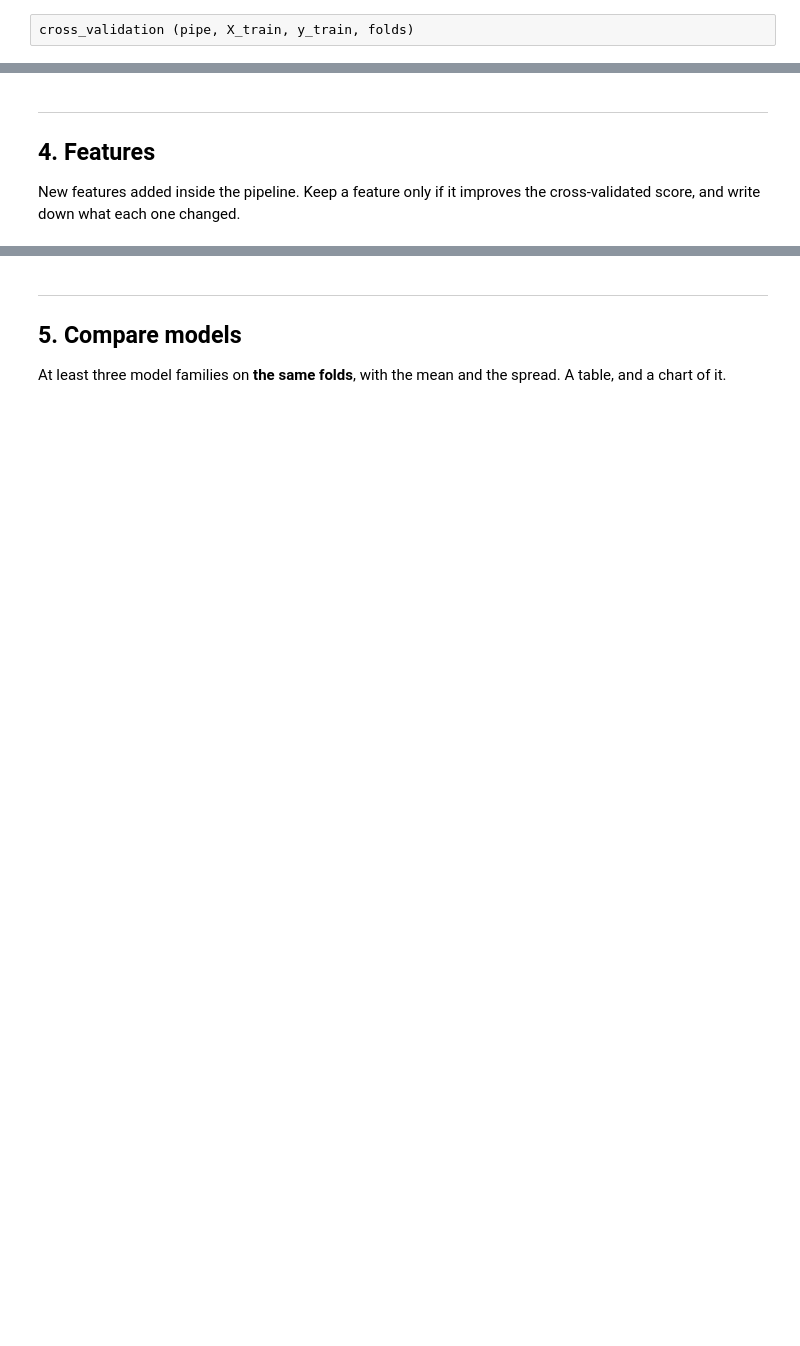
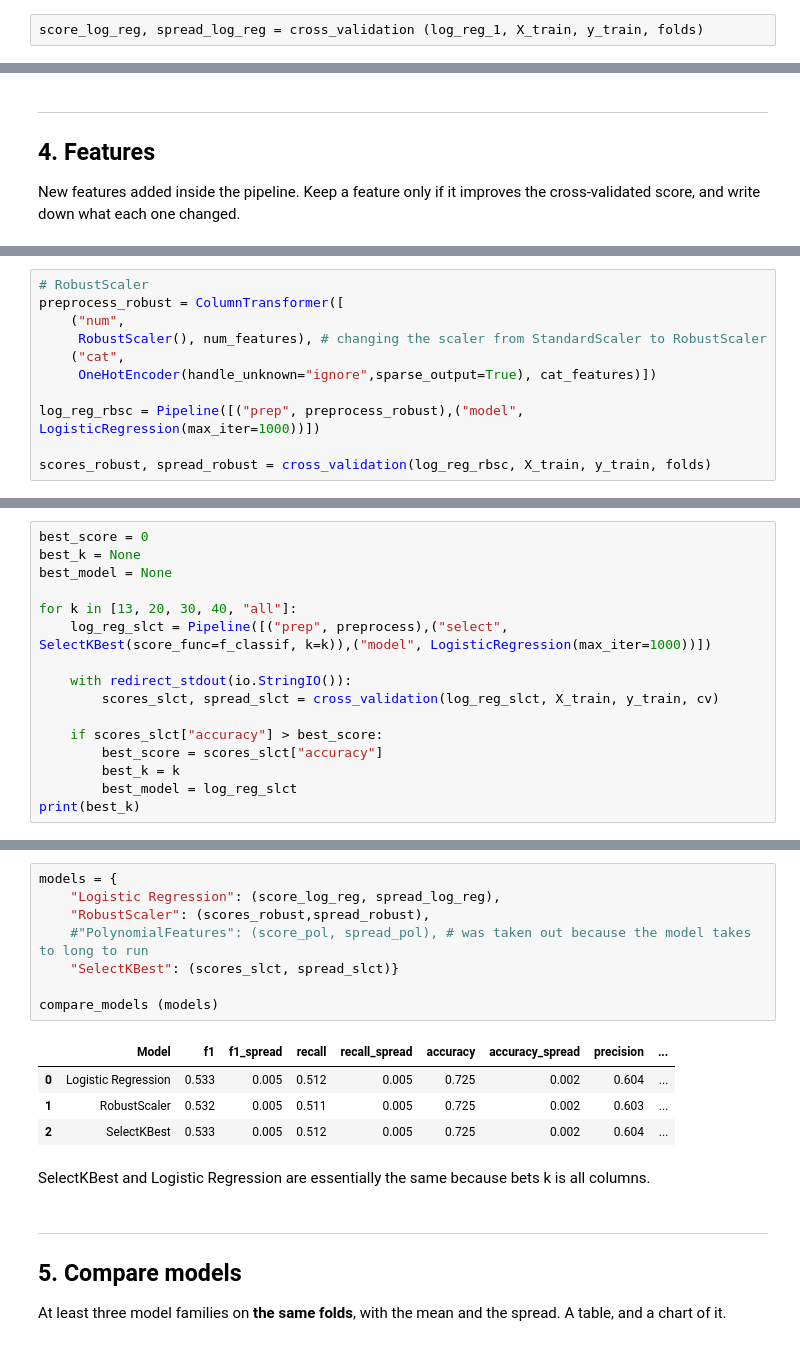
Before and after one commit to zoedoucet/project-2-machine-learning, a Jupyter notebook: notebooks/02_pipelines_and_models.ipynb, the cells around one changed output, grey strips where cells are left out. Drawn from its saved outputs; the diff is of its cells as text; blank space fills up the shorter version.

Commit message:
features chosen + added function compare_models

```diff
--- a/notebooks/02_pipelines_and_models.ipynb
+++ b/notebooks/02_pipelines_and_models.ipynb
@@ -84,7 +86,7 @@ One simple model at the end of the pipeline, scored with cross-validation. Is it
 # %%
 log_reg_1 = Pipeline([("prep", preprocess), ("model", LogisticRegression(max_iter=1000))])
 # %%
-cross_validation (pipe, X_train, y_train, folds)
+score_log_reg, spread_log_reg = cross_validation (log_reg_1, X_train, y_train, folds)
 # %% [output]
 Scores: {'f1': np.float64(0.533), 'recall': np.float64(0.512), 'accuracy': np.float64(0.725), 'precision': np.float64(0.604)}
  Spread: {'f1': np.float64(0.005), 'recall': np.float64(0.005), 'accuracy': np.float64(0.002), 'precision': np.float64(0.008)}
@@ -103,0 +108,11 @@ New features added inside the pipeline. Keep a feature only if it improves the c
+# %%
+# RobustScaler
+preprocess_robust = ColumnTransformer([
+    ("num",
+     RobustScaler(), num_features), # changing the scaler from StandardScaler to RobustScaler
+    ("cat",
+     OneHotEncoder(handle_unknown="ignore",sparse_output=True), cat_features)])
+
+log_reg_rbsc = Pipeline([("prep", preprocess_robust),("model", LogisticRegression(max_iter=1000))])
+
+scores_robust, spread_robust = cross_validation(log_reg_rbsc, X_train, y_train, folds)
@@ -105,0 +126,16 @@ log_reg_2 = Pipeline([("prep", preprocess), ("model", LogisticRegression(max_ite
+# %%
+best_score = 0
+best_k = None
+best_model = None
+
+for k in [13, 20, 30, 40, "all"]:
+    log_reg_slct = Pipeline([("prep", preprocess),("select", SelectKBest(score_func=f_classif, k=k)),("model", LogisticRegression(max_iter=1000))])
+
+    with redirect_stdout(io.StringIO()):
+        scores_slct, spread_slct = cross_validation(log_reg_slct, X_train, y_train, cv)
+
+    if scores_slct["accuracy"] > best_score:
+        best_score = scores_slct["accuracy"]
+        best_k = k
+        best_model = log_reg_slct
+print(best_k)
@@ -106,3 +156,18 @@ log_reg_2 = Pipeline([("prep", preprocess), ("model", LogisticRegression(max_ite
+# %%
+models = {
+    "Logistic Regression": (score_log_reg, spread_log_reg),
+    "RobustScaler": (scores_robust,spread_robust),
+    #"PolynomialFeatures": (score_pol, spread_pol), # was taken out because the model takes to long to run
+    "SelectKBest": (scores_slct, spread_slct)}
+
+compare_models (models)
+# %% [output]
+|  | Model | f1 | f1_spread | recall | recall_spread | accuracy | accuracy_spread | precision | ... |
+| 0 | Logistic Regression | 0.533 | 0.005 | 0.512 | 0.005 | 0.725 | 0.002 | 0.604 | ... |
+| 1 | RobustScaler | 0.532 | 0.005 | 0.511 | 0.005 | 0.725 | 0.002 | 0.603 | ... |
+| 2 | SelectKBest | 0.533 | 0.005 | 0.512 | 0.005 | 0.725 | 0.002 | 0.604 | ... |
+# %% [markdown]
+SelectKBest and Logistic Regression are essentially the same because bets k is all columns.
 # %% [markdown]
 ---
 ## 5. Compare models
```
Also changed, not shown: parts of 10 cells of this notebook, 2 other files.
